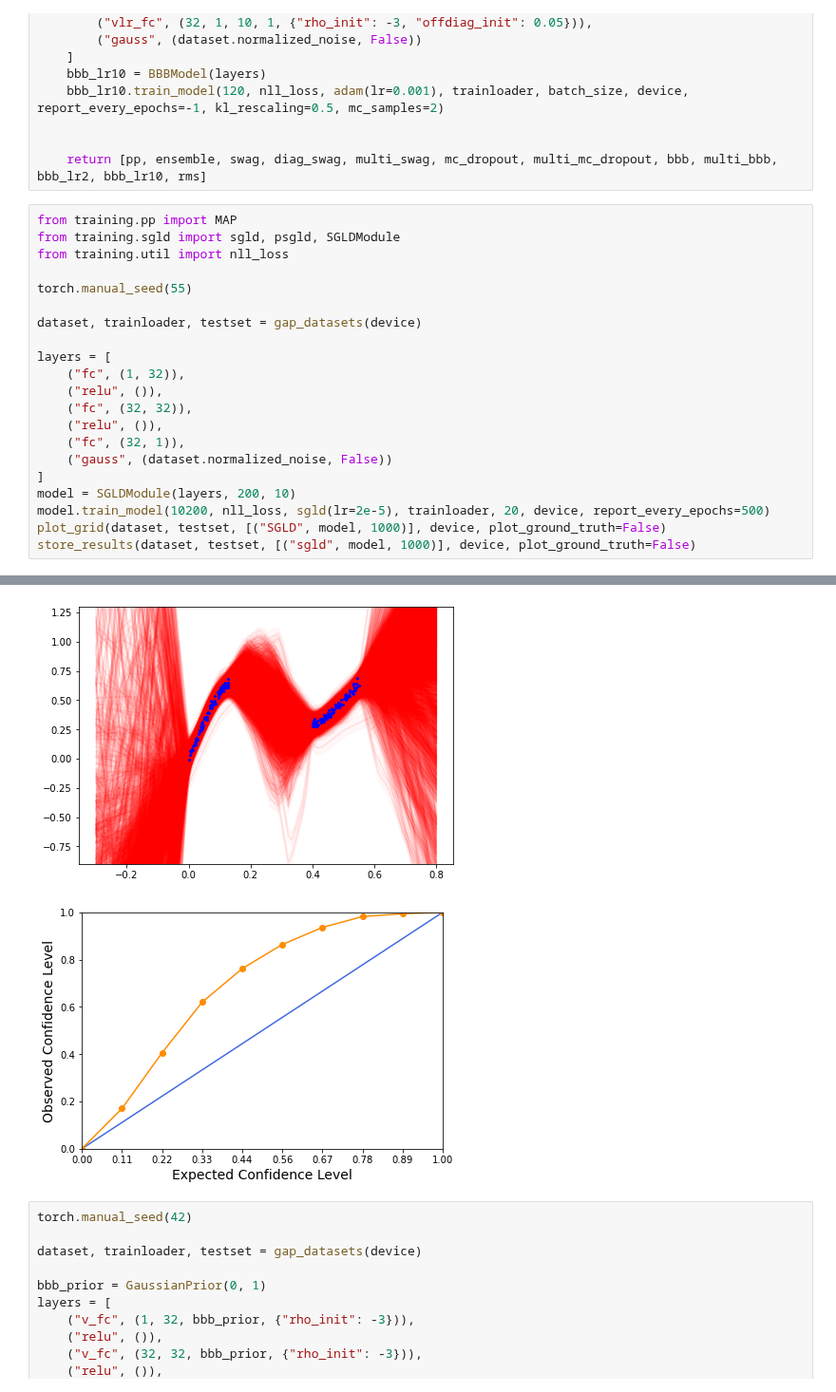
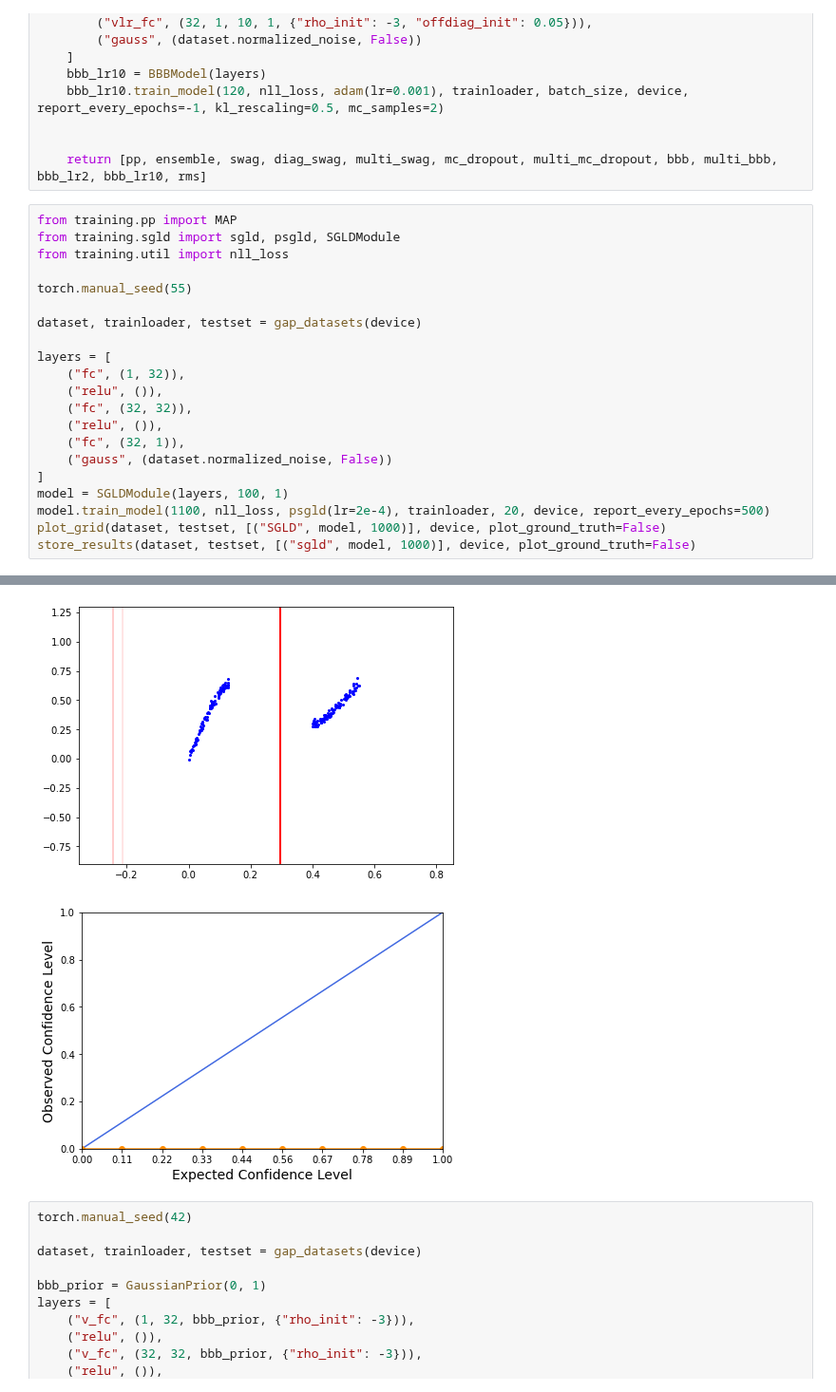
Before and after one commit to Feuermagier/VariationalBayesianDL, a Jupyter notebook: TrigonometricRegression.ipynb, the cells around one changed output, grey strips where cells are left out. Shown at 95% size. Cells and saved outputs as stored; diff of their text form.

```diff
--- a/TrigonometricRegression.ipynb
+++ b/TrigonometricRegression.ipynb
@@ -216,8 +216,8 @@ layers = [
     ("fc", (32, 1)),
     ("gauss", (dataset.normalized_noise, False))
 ]
-model = SGLDModule(layers, 200, 10)
-model.train_model(10200, nll_loss, sgld(lr=2e-5), trainloader, 20, device, report_every_epochs=500)
+model = SGLDModule(layers, 100, 1)
+model.train_model(1100, nll_loss, psgld(lr=2e-4), trainloader, 20, device, report_every_epochs=500)
 plot_grid(dataset, testset, [("SGLD", model, 1000)], device, plot_ground_truth=False)
 store_results(dataset, testset, [("sgld", model, 1000)], device, plot_ground_truth=False)
 # %% [output]
@@ -242,5 +231,5 @@ Test LML (SGLD): 2.076789379119873
-[figure, old version]
+[figure, new version]
-[figure, old version]
+[figure, new version]
 # %%
 torch.manual_seed(42)
 
```
Also changed, not shown: parts of 1 cell of this notebook, 7 other files.
